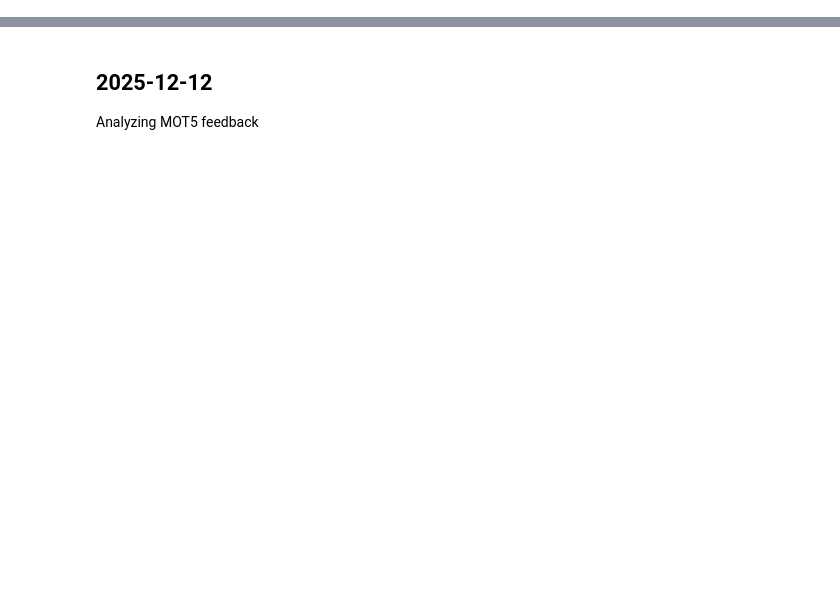
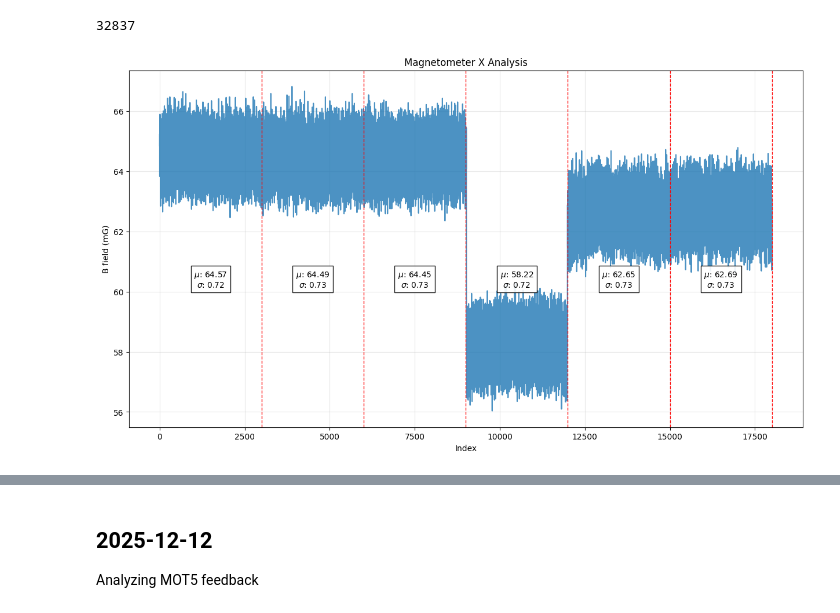
Before and after one commit to QuantumQuadrate/qn_artiq_routines, a Jupyter notebook: Analysis/Single atom analysis/view_h5_data.ipynb, the cells around one changed output, grey strips where cells are left out. Cells and saved outputs as stored; diff of their text form; code cells hidden in the pictures; blank space fills up the shorter version.

Commit message:
Analysis of MonitorMagnetometer is added to view_h5_data.ipynb.

```diff
--- a/Analysis/Single atom analysis/view_h5_data.ipynb
+++ b/Analysis/Single atom analysis/view_h5_data.ipynb
@@ -16,0 +51,60 @@ from h5_data_utilities import * # helper functions for dealing with h5 files
+# %%
+file1_dict = {}
+file1 = "2026-01-16\\11\\000032837-MonitorMagnetometer.h5"
+
+f = h5py.File(os.path.join(results, file1))
+rid1 = f['rid'][()]
+print(rid1)
+h5_archive_and_datasets_to_locals(f, parent_locals=file1_dict, quiet=True)
+locals().update(file1_dict)
+
+### Use "print_h5_structure(f)" to see the structure of the file
+def print_h5_structure(g, prefix=''):
+    for key in g.keys():
+        item = g[key]
+        print(f"{prefix}{key}")
+        if isinstance(item, h5py.Group):
+            print_h5_structure(item, prefix + '  ')
+# %% [output]
+32837
+# %%
+Mag_values = Magnetometer_X[1:]
+segment_length = 3000
+buffer = 200
+num_segments = len(Mag_values) // segment_length
+
+plt.figure(figsize=(15, 8))
+plt.plot(Mag_values, label='Magnetometer X', alpha=0.8)
+
+for i in range(num_segments):
+    # Determine segment boundaries
+    start_idx = i * segment_length
+    end_idx = (i + 1) * segment_length
+
+    # Slice the middle 2600 elements (exclude 200 from each side)
+    calc_start = start_idx + buffer
+    calc_end = end_idx - buffer
+    segment_slice = Mag_values[calc_start:calc_end]
+
+    # Calculate Mean and STD
+    mu = np.mean(segment_slice)
+    sigma = np.std(segment_slice)
+
+    # Plot vertical line at the segment end
+    plt.axvline(x=end_idx, color='red', linestyle='--', linewidth=1)
+
+    # Add text annotation in the middle of the segment
+    text_x = start_idx + (segment_length / 2)
+    # Adjust text_y based on your data's range
+    text_y = max(Mag_values) * 0.9
+
+    plt.text(text_x, text_y, f"$\mu$: {mu:.2f}\n$\sigma$: {sigma:.2f}",
+             ha='center', fontsize=10, bbox=dict(facecolor='white', alpha=0.9))
+
+plt.title('Magnetometer X Analysis')
+plt.xlabel('Index')
+plt.ylabel('B field (mG)')
+plt.grid(alpha=0.3)
+plt.show()
+# %% [output]
+[figure, added]
```
Also changed, not shown: parts of 8 cells of this notebook, 8 other files.
